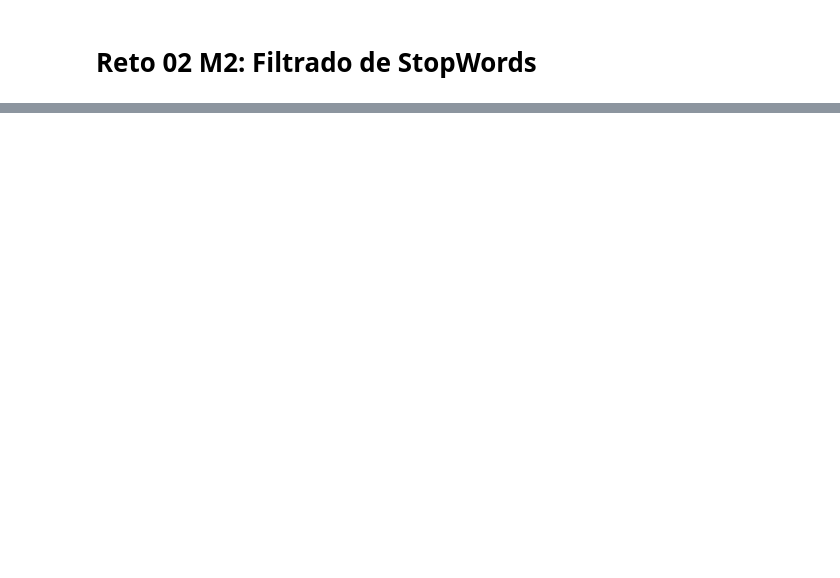
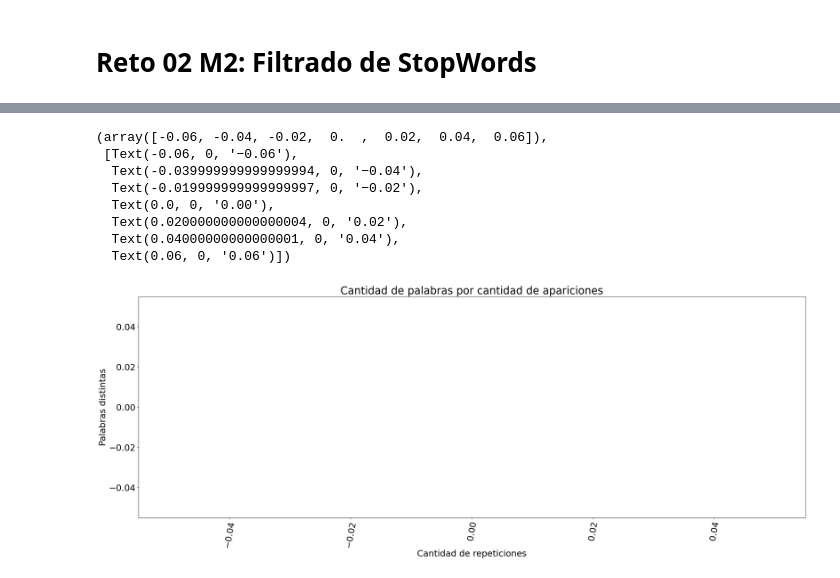
Before and after one commit to cuauhtemocbe/Apuntes-NLP, a Jupyter notebook: notebooks/module_2/Reto 02_M2 Filtrado de StopWords Alumnos.ipynb, the cells around one changed output, grey strips where cells are left out. Saved outputs shown, nothing was run; the diff lists cells and outputs as text; code cells hidden in the pictures; blank space fills up the shorter version.

```diff
--- a/notebooks/module_2/Reto 02_M2 Filtrado de StopWords Alumnos.ipynb
+++ b/notebooks/module_2/Reto 02_M2 Filtrado de StopWords Alumnos.ipynb
@@ -4,5 +4,5 @@
 # Asignación de StopWords predefinidas para idioma Español
 import nltk
 nltk.download('stopwords')
-stop_words = nltk._____.stopwords.words('spanish')
+stop_words = nltk.corpus.stopwords.words('spanish')
 print(stop_words)
@@ -13,28 +26,28 @@ from os import listdir
 Palabras = []
 Textos = []
 
-path = 'Datasets/Textos_Stopwords/'
+path = "/home/kuautli/Documents/Python-Projects/apuntes-nlp/data/Textos_Stopwords/"
 
 for File in listdir(path):
     # Escribir la RUTA COMPLETA de cada archivo
-    with open(path + _____, encoding="latin-1") as Text:
+    with open(path + File, encoding="latin-1") as Text:
         # LEER el texto y pasar todo a minúsculas y reemplazar signos de puntuación
-        texto = Text._____().lower()
-        texto = "".join(char for char in texto if (_____.isalnum() or _____ == " "))
+        texto = Text.read().lower()
+        texto = "".join(char for char in texto if (char.isalnum() or char == " "))
         Textos.append(texto)
         # Agregamos al diccionario de palabras, solo las que no sean StopWords
         for palabra in texto.split():
-            if(palabra not in _____):
-                Palabras._____(palabra)
+            if(palabra not in stop_words):
+                Palabras.append(palabra)
 
 # Crear el diccionario con las frecuencias como claves y listas de palabras
 # correspondientes a cada frecuencia como valores
 Palabras_unicas = {}
 for unica in set(Palabras):
-    Frec = Palabras.count(_____)
+    Frec = Palabras.count(unica)
     # Preguntar si existe el elemento en el diccionario y si no, agregarlo
     if(Palabras_unicas.get(Frec) == None):
-        Palabras_unicas._____(Frec, [unica])
+        Palabras_unicas.get(Frec, [unica])
     else:
-        Palabras_unicas[Frec]._____(unica)
+        Palabras_unicas[Frec].append(unica)
 print(Palabras_unicas)
@@ -41,21 +76,31 @@ print(Palabras_unicas)
 # %%
 # Ploteo de la gráfica de palabras para cada frecuencia de repetición
 # Declarar la librería para plotear y los parámetros de la gráfica
 import matplotlib.pyplot as plt
 plt.rcParams.update({'font.size': 22})
 plt.figure(figsize=(30,10))
 
 # Extraer la cantidad de palabras de cada categoría
 Frecuencias = []
 for Lista in Palabras_unicas.values():
     Frecuencias.append(len(Lista))
 
 # Parámetros de ploteo
-plt.bar(Palabras_unicas._____(), _____, color=['cornflowerblue', 'lightblue', 'steelblue'])
+plt.bar(Palabras_unicas.keys(), Frecuencias, color=['cornflowerblue', 'lightblue', 'steelblue'])
 plt.ylabel('Palabras distintas')
 plt.xlabel('Cantidad de repeticiones')
 plt.title('Cantidad de palabras por cantidad de apariciones')
 plt.xticks(rotation=80)
+# %% [output]
+(array([-0.06, -0.04, -0.02,  0.  ,  0.02,  0.04,  0.06]),
+ [Text(-0.06, 0, '−0.06'),
+  Text(-0.039999999999999994, 0, '−0.04'),
+  Text(-0.019999999999999997, 0, '−0.02'),
+  Text(0.0, 0, '0.00'),
+  Text(0.020000000000000004, 0, '0.02'),
+  Text(0.04000000000000001, 0, '0.04'),
+  Text(0.06, 0, '0.06')])
+[figure, added]
 # %%
 # Impresión de las palabras que corresponden a cada frecuencia:
 # (Se suma +1 porque el primer índice debe ser 1 y no 0)
```
Also changed, not shown: parts of 4 cells of this notebook, 4 other files.
